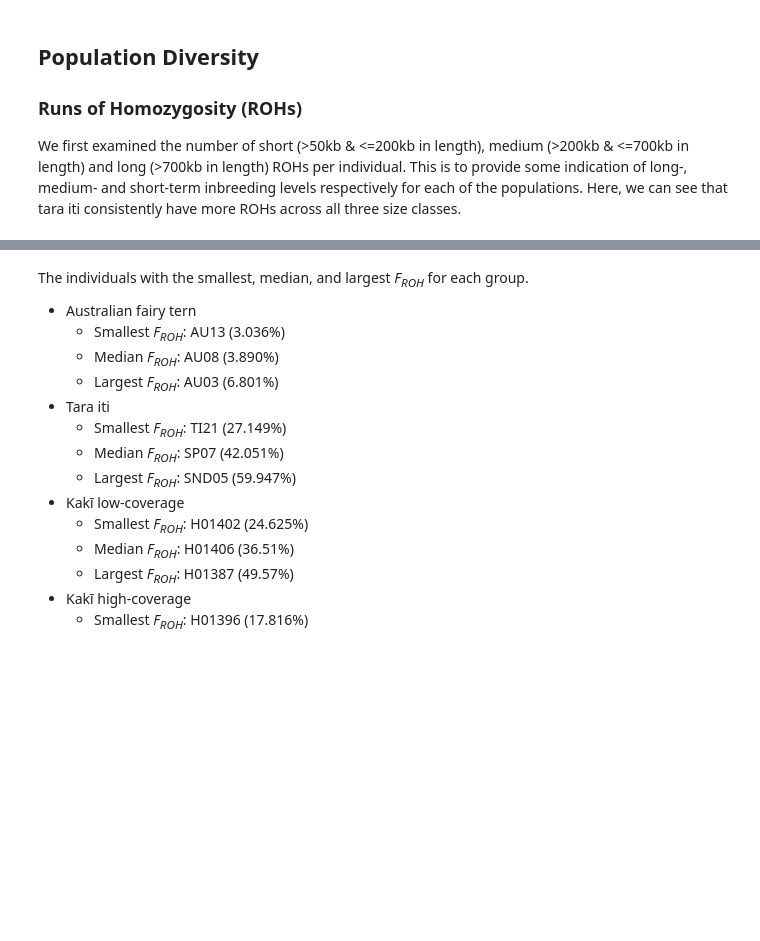
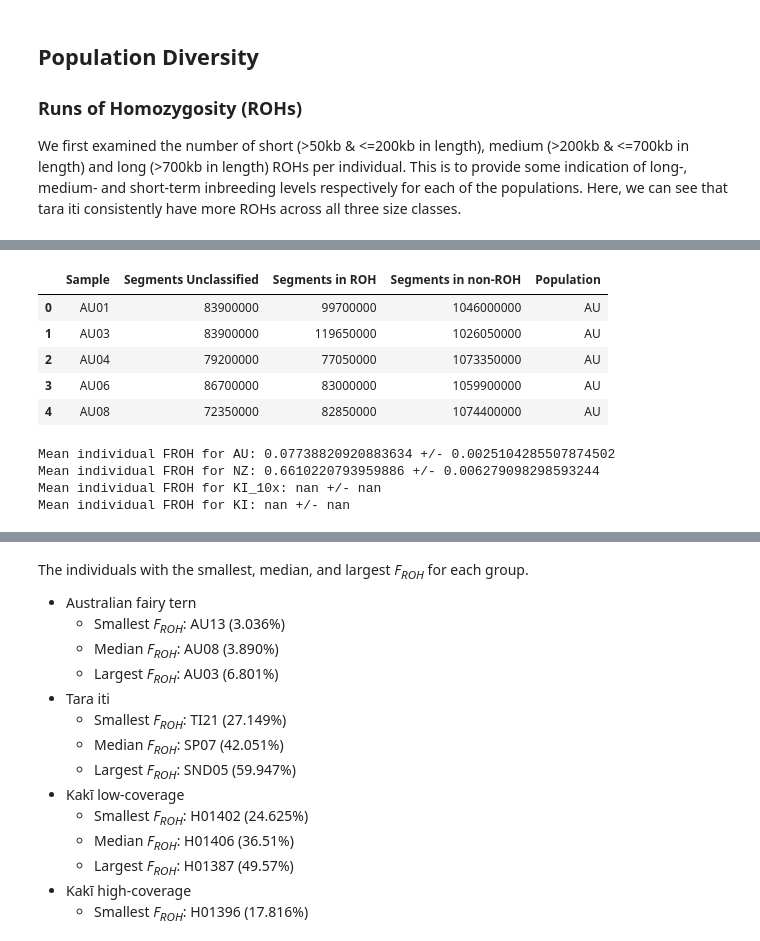
Before and after one commit to janawold1/2026_S_nereis_Cons_Gen, a Jupyter notebook: 07_Heterozygosity.ipynb, the cells around one changed output, grey strips where cells are left out. Drawn from its saved outputs; the diff is of its cells as text; code cells hidden in the pictures; blank space fills up the shorter version.

```diff
--- a/07_Heterozygosity.ipynb
+++ b/07_Heterozygosity.ipynb
@@ -238,30 +216,33 @@ for comparison, result in results_total.items():
+# %%
+roh_segments.head()
+# %% [output]
+|  | Sample | Segments Unclassified | Segments in ROH | Segments in non-ROH | Population |
+| 0 | AU01 | 83900000 | 99700000 | 1046000000 | AU |
+| 1 | AU03 | 83900000 | 119650000 | 1026050000 | AU |
+| 2 | AU04 | 79200000 | 77050000 | 1073350000 | AU |
+| 3 | AU06 | 86700000 | 83000000 | 1059900000 | AU |
+| 4 | AU08 | 72350000 | 82850000 | 1074400000 | AU |
 # %%
-roh_proportion = roh.groupby(['Sample', 'Population'])['ROH_size'].sum().reset_index(name='ROH Total')
-indiv_roh_counts = roh.groupby(['Sample', 'Population'])['ROH_size'].count().reset_index(name='Count').sort_values('Count')
+roh_proportion = roh.groupby(['Sample', 'Population'])['ROH Length'].sum().reset_index(name='ROH Total')
+indiv_roh_counts = roh.groupby(['Sample', 'Population'])['ROH Length'].count().reset_index(name='Count').sort_values('Count')
+roh_segments = pd.read_csv('ROH_segment_summary.txt', sep='\t')
+roh_segments['Total Segments Included'] = roh_segments['Segments in ROH'] + roh_segments['Segments in non-ROH']
 
-roh_conditions = [
-    roh_proportion['Population']=='AU',
-    roh_proportion['Population']=='TI',
-    roh_proportion['Population']=='KI_10x',
-    roh_proportion['Population']=='KI'
-]
-
-genome_vals = [
-    roh_proportion['ROH Total'] / 1088797119,
-    roh_proportion['ROH Total'] / 1088797119,
-    roh_proportion['ROH Total'] / 1095624494,
-    roh_proportion['ROH Total'] / 1095624494
-]
-
-roh_proportion['Froh'] = np.select(roh_conditions, genome_vals, default=np.nan)
+roh_proportion = roh_proportion.merge(roh_segments[['Sample', 'Total Segments Included']], on='Sample', how='left')
+roh_proportion['Froh'] = roh_proportion['ROH Total'] / roh_proportion['Total Segments Included']
 
 roh_proportion.sort_values('Froh')
 
-groups = ['AU', 'TI', 'KI_10x', 'KI']
+groups = ['AU', 'NZ', 'KI_10x', 'KI']
 
 for i in range(len(groups)):
     standard_dev = roh_proportion[roh_proportion['Population']==groups[i]]['Froh'].std()
     count = roh_proportion[roh_proportion['Population']==groups[i]]['Froh'].count()
     standard_err = standard_dev / np.sqrt(count)
     print(f"Mean individual FROH for {groups[i]}: {roh_proportion[roh_proportion['Population']==groups[i]]['Froh'].mean()} +/- {standard_err}")
+# %% [output]
+Mean individual FROH for AU: 0.07738820920883634 +/- 0.0025104285507874502
+Mean individual FROH for NZ: 0.6610220793959886 +/- 0.006279098298593244
+Mean individual FROH for KI_10x: nan +/- nan
+Mean individual FROH for KI: nan +/- nan
 # %%
```
Also changed, not shown: parts of 15 cells of this notebook, 8 other files.
